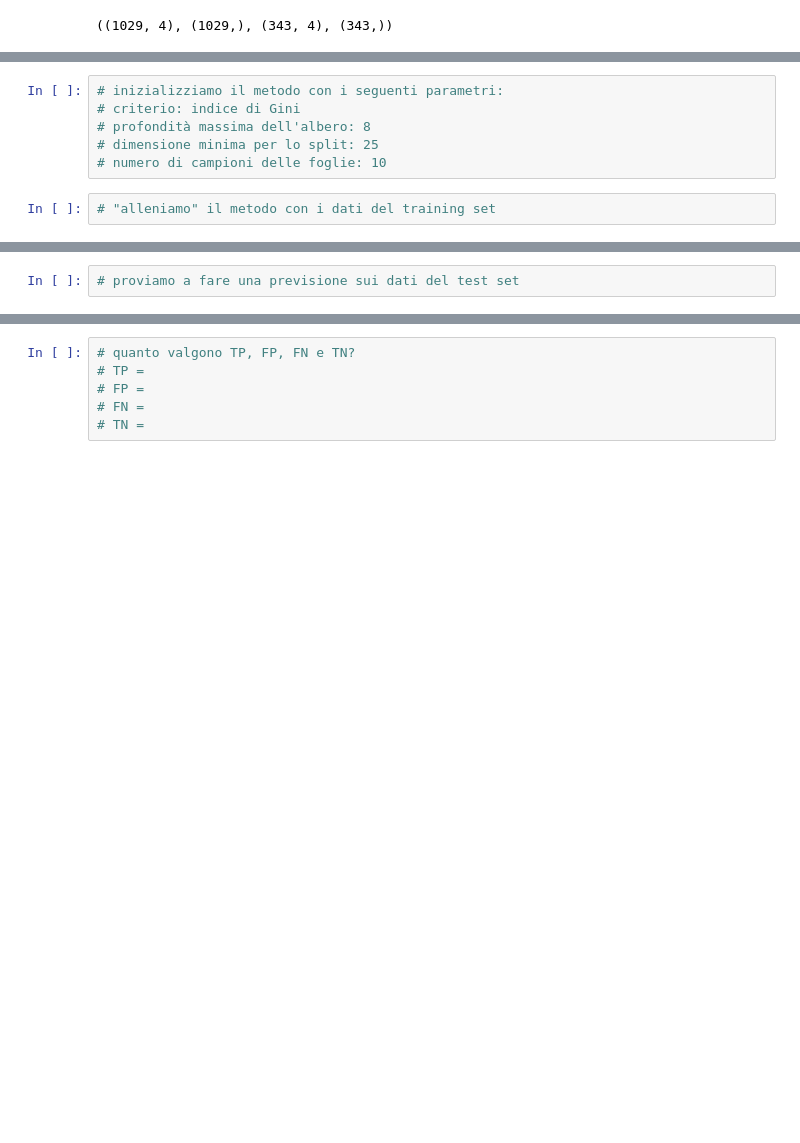
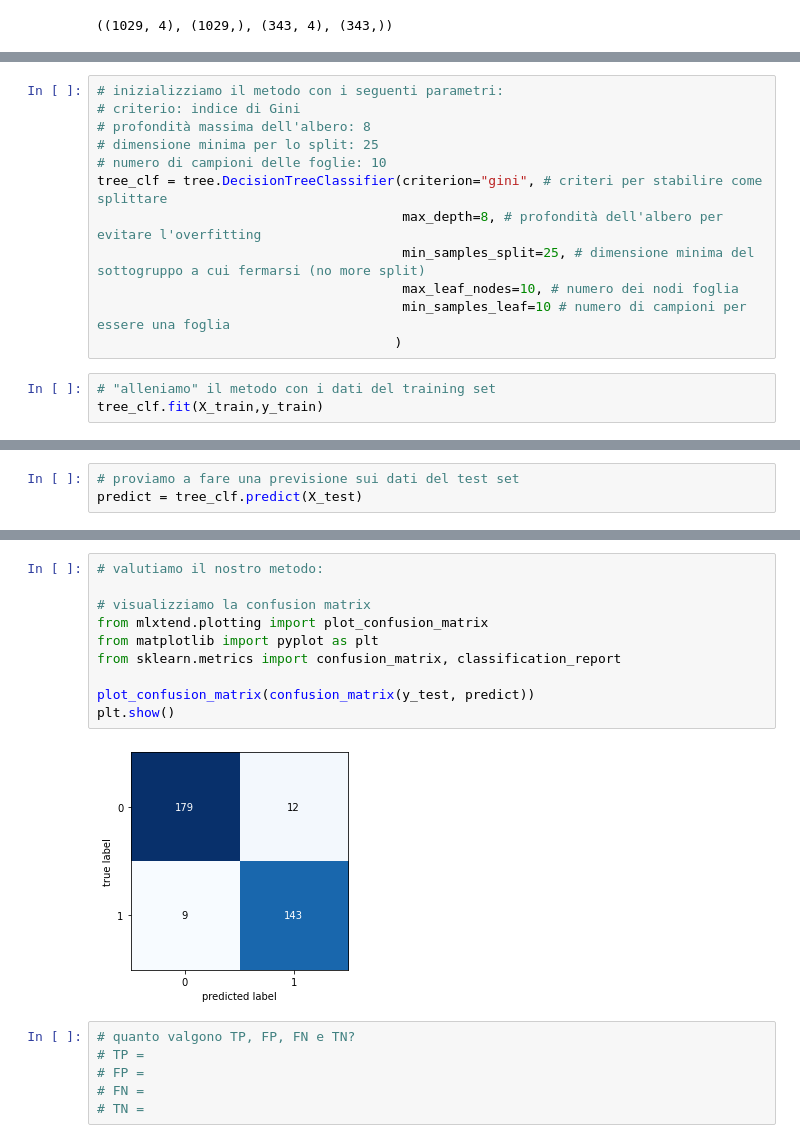
Before and after one commit to Siriani1/Machine-Learning, a Jupyter notebook: ML 101.2/ML 101.2/esercizio decision tree senza soluzioni.ipynb, the cells around one changed output, grey strips where cells are left out. Saved outputs shown, nothing was run; the diff lists cells and outputs as text; blank space fills up the shorter version.

Commit message:
es decision tree

```diff
--- a/ML 101.2/ML 101.2/esercizio decision tree senza soluzioni.ipynb
+++ b/ML 101.2/ML 101.2/esercizio decision tree senza soluzioni.ipynb
@@ -129,6 +131,13 @@ y_train = [1. 0. 0. 0. 1. 0. 0. 0. 1. 0.]
 # profondità massima dell'albero: 8
 # dimensione minima per lo split: 25
 # numero di campioni delle foglie: 10
+tree_clf = tree.DecisionTreeClassifier(criterion="gini", # criteri per stabilire come splittare
+                                       max_depth=8, # profondità dell'albero per evitare l'overfitting
+                                       min_samples_split=25, # dimensione minima del sottogruppo a cui fermarsi (no more split)
+                                       max_leaf_nodes=10, # numero dei nodi foglia
+                                       min_samples_leaf=10 # numero di campioni per essere una foglia
+                                      )
 # %%
 # "alleniamo" il metodo con i dati del training set
+tree_clf.fit(X_train,y_train)
 # %% [output]
@@ -141,2 +146,3 @@ DecisionTreeClassifier(ccp_alpha=0.0, class_weight=None, criterion='gini',
 # %%
 # proviamo a fare una previsione sui dati del test set
+predict = tree_clf.predict(X_test)
@@ -154,3 +156,15 @@ dati reali presenti nel dataset di test = [0. 0. 1. 1. 1. 0. 1. 0. 0. 1.]
+# %%
+# valutiamo il nostro metodo:
+
+# visualizziamo la confusion matrix
+from mlxtend.plotting import plot_confusion_matrix
+from matplotlib import pyplot as plt
+from sklearn.metrics import confusion_matrix, classification_report
+
+plot_confusion_matrix(confusion_matrix(y_test, predict))
+plt.show()
+# %% [output]
+[figure, added]
 # %%
 # quanto valgono TP, FP, FN e TN?
 # TP =
```
Also changed, not shown: parts of 17 cells of this notebook, 3 other files.
